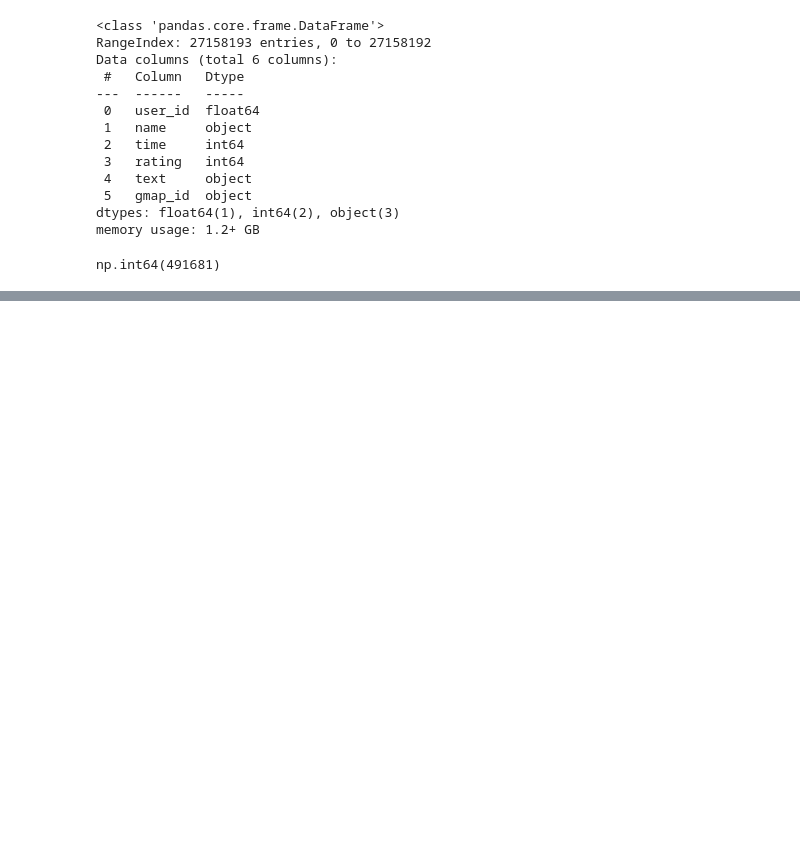
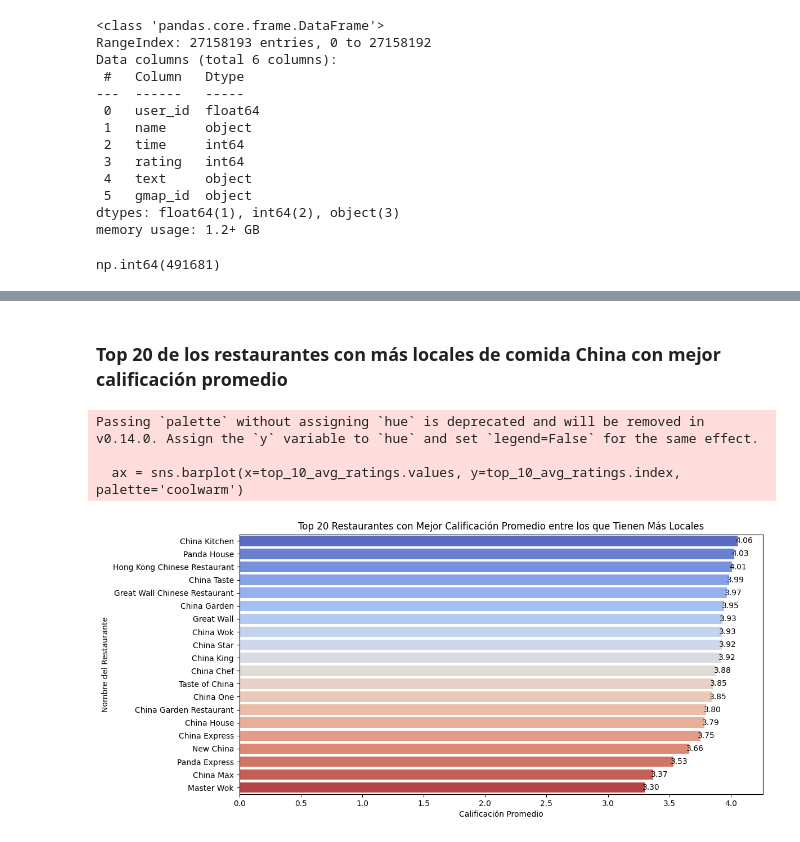
Before and after one commit to psm545/Google-and-Yelp-Recomendaciones-PF-Henry-PT-09, a Jupyter notebook: EDA_ADRIAN.ipynb, the cells around one changed output, grey strips where cells are left out. Cells and saved outputs as stored; diff of their text form; code cells hidden in the pictures; blank space fills up the shorter version.

```diff
--- a/EDA_ADRIAN.ipynb
+++ b/EDA_ADRIAN.ipynb
@@ -679,0 +979,46 @@ df_concatenado.to_parquet("reviews_googlemap.parquet")
+# %% [markdown]
+### **Top 20 de los restaurantes con más locales de comida China con mejor calificación promedio**
+# %%
+
+# Contar la cantidad de locales de cada restaurante según el nombre
+restaurant_counts = df_cr['name'].value_counts()
+
+# Obtener el top 10 de restaurantes con más locales
+top_10_restaurants = restaurant_counts.head(20).index
+
+# Filtrar el DataFrame original para incluir solo estos restaurantes
+filtered_df = df_cr[df_cr['name'].isin(top_10_restaurants)]
+
+# Calcular la calificación promedio para cada restaurante en el top 10
+avg_ratings = filtered_df.groupby('name')['avg_rating'].mean()
+
+# Ordenar los restaurantes por calificación promedio y seleccionar el top 10
+top_10_avg_ratings = avg_ratings.sort_values(ascending=False).head(20)
+
+# Visualizar los resultados
+plt.figure(figsize=(12, 6))
+
+# Crear el gráfico de barras con Seaborn
+ax = sns.barplot(x=top_10_avg_ratings.values, y=top_10_avg_ratings.index, palette='coolwarm')
+
+# Añadir etiquetas y título
+plt.title('Top 20 Restaurantes con Mejor Calificación Promedio entre los que Tienen Más Locales')
+plt.xlabel('Calificación Promedio')
+plt.ylabel('Nombre del Restaurante')
+
+# Añadir anotaciones de las calificaciones en cada barra
+for p in ax.patches:
+    ax.annotate(f'{p.get_width():.2f}',
+                (p.get_width() + 0.05, p.get_y() + p.get_height() / 2),
+                ha='center',
+                va='center',
+                fontsize=10,
+                color='black')
+
+# Mostrar el gráfico
+plt.show()
+# %% [output]
+Passing `palette` without assigning `hue` is deprecated and will be removed in v0.14.0. Assign the `y` variable to `hue` and set `legend=False` for the same effect.
+
+  ax = sns.barplot(x=top_10_avg_ratings.values, y=top_10_avg_ratings.index, palette='coolwarm')
+[figure, added]
```
Also changed, not shown: parts of 101 cells of this notebook, 3 other files.
